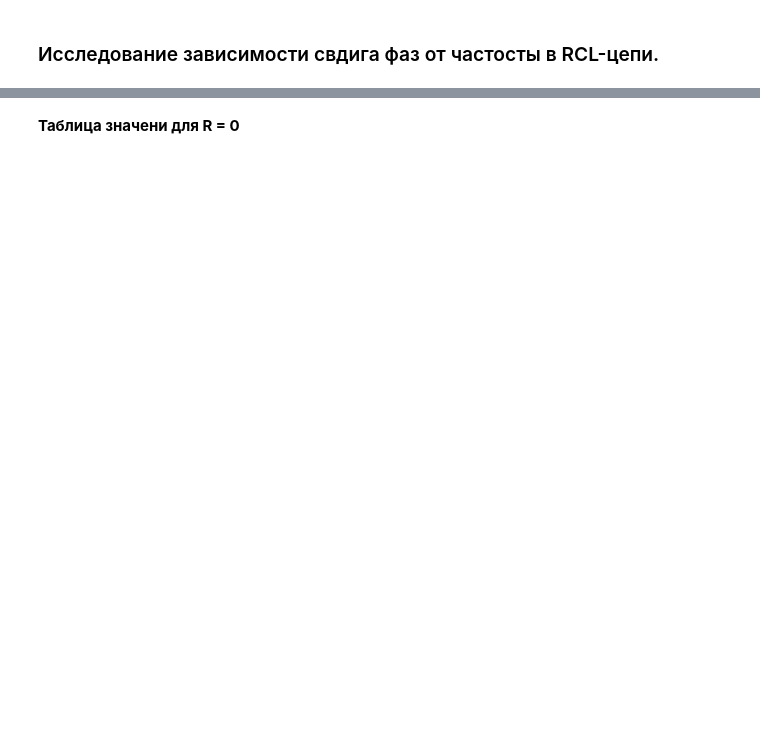
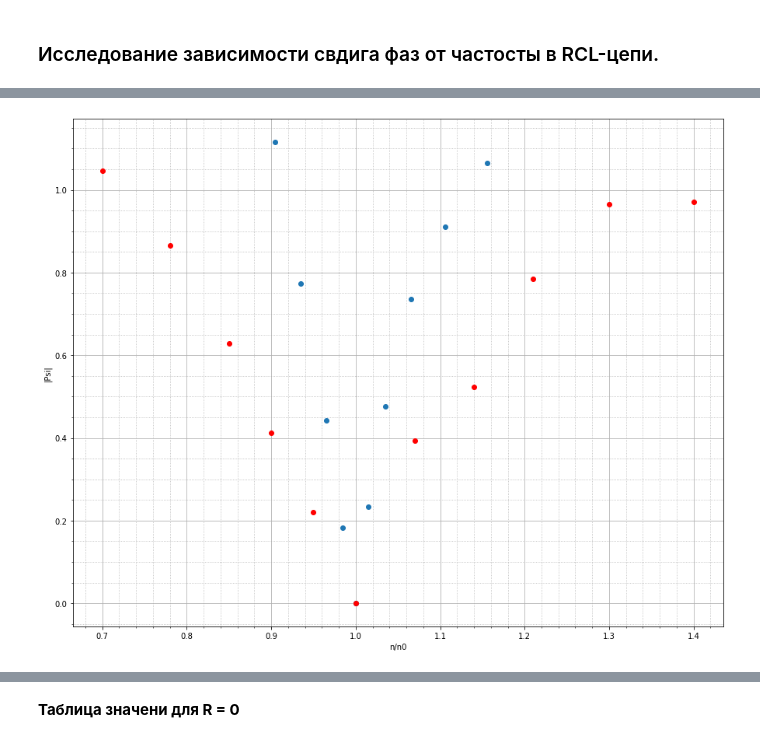
Before and after one commit to alexzhelyapov1/labs_mipt, a Jupyter notebook: 3.2.1/3.2.1.ipynb, the cells around one changed output, grey strips where cells are left out. Cells and saved outputs as stored; diff of their text form; code cells hidden in the pictures; blank space fills up the shorter version.

```diff
--- a/3.2.1/3.2.1.ipynb
+++ b/3.2.1/3.2.1.ipynb
@@ -321,0 +342,15 @@ plt.show()
+# %%
+fig, ax = plt.subplots(figsize = (15, 12))
+
+ax.set_ylabel("|Psi|")
+ax.set_xlabel("n/n0")
+ax.minorticks_on()
+ax.grid(which = 'major')
+ax.grid(which = 'minor', linestyle = ':')
+
+ax.plot(n_n01, ctg_pi_x_x01, 'o')
+ax.plot(n_n02, ctg_pi_x_x02, 'o', color='red')
+
+plt.show()
+# %% [output]
+[figure, added]
```
Also changed, not shown: parts of 14 cells of this notebook, 1 other file.
